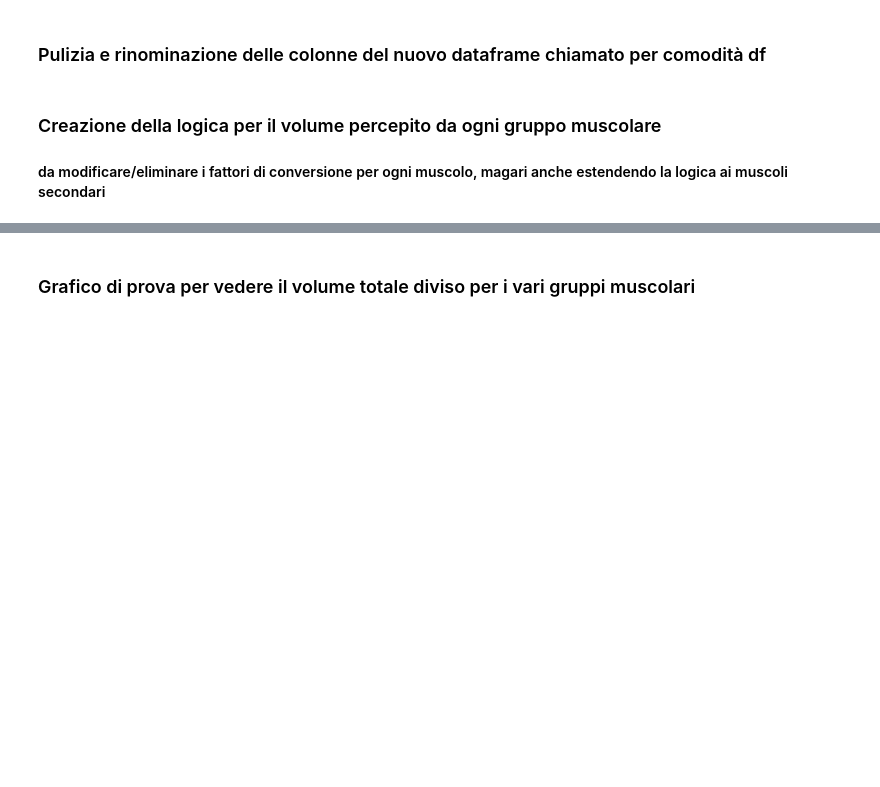
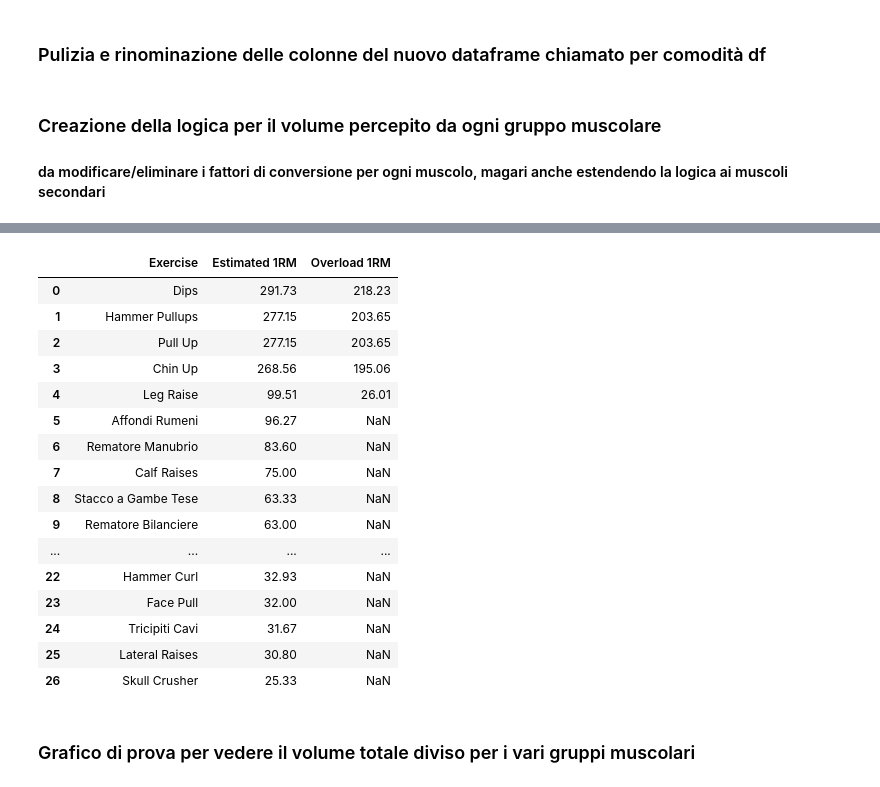
Before and after one commit to santinellistefano2003-png/Fitness-Tracker, a Jupyter notebook: Dashboard Workout.ipynb, the cells around one changed output, grey strips where cells are left out. Cells and saved outputs as stored; diff of their text form; code cells hidden in the pictures; blank space fills up the shorter version.

```diff
--- a/Dashboard Workout.ipynb
+++ b/Dashboard Workout.ipynb
@@ -161,3 +165,38 @@ df
+# %%
+body_weight_exercises = ['Dips', 'Chin Up', 'Pull Up', 'Hammer Pullups', 'Push Up', 'Leg Raise']
+latest_bw = weight.sort_values('Date').iloc[-1]['Weight']
+
+rm_df = pd.DataFrame(
+    estimated_1rm.items(),
+    columns=['Exercise', 'Estimated 1RM']
+).sort_values('Estimated 1RM', ascending=False).reset_index(drop=True)
+
+# Sottrai il peso corporeo per gli esercizi a corpo libero
+rm_df['Overload 1RM'] = rm_df.apply(
+    lambda row: round(row['Estimated 1RM'] - latest_bw, 2)
+    if row['Exercise'] in body_weight_exercises else None, axis=1
+)
+
+rm_df['Estimated 1RM'] = rm_df['Estimated 1RM'].round(2)
+rm_df
+# %% [output]
+|  | Exercise | Estimated 1RM | Overload 1RM |
+| 0 | Dips | 291.73 | 218.23 |
+| 1 | Hammer Pullups | 277.15 | 203.65 |
+| 2 | Pull Up | 277.15 | 203.65 |
+| 3 | Chin Up | 268.56 | 195.06 |
+| 4 | Leg Raise | 99.51 | 26.01 |
+| 5 | Affondi Rumeni | 96.27 | NaN |
+| 6 | Rematore Manubrio | 83.60 | NaN |
+| 7 | Calf Raises | 75.00 | NaN |
+| 8 | Stacco a Gambe Tese | 63.33 | NaN |
+| 9 | Rematore Bilanciere | 63.00 | NaN |
+| ... | ... | ... | ... |
+| 22 | Hammer Curl | 32.93 | NaN |
+| 23 | Face Pull | 32.00 | NaN |
+| 24 | Tricipiti Cavi | 31.67 | NaN |
+| 25 | Lateral Raises | 30.80 | NaN |
+| 26 | Skull Crusher | 25.33 | NaN |
 # %% [markdown]
 ### Grafico di prova per vedere il volume totale diviso per i vari gruppi muscolari
 # %%
```
Also changed, not shown: parts of 7 cells of this notebook.
